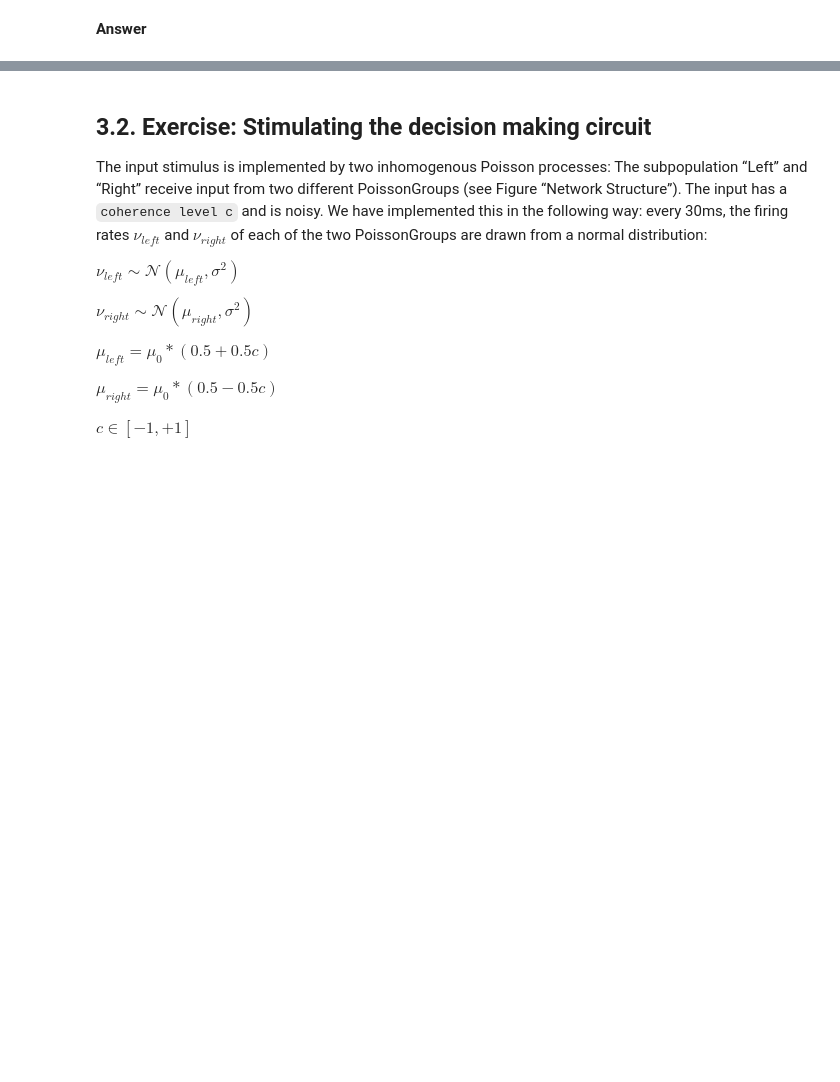
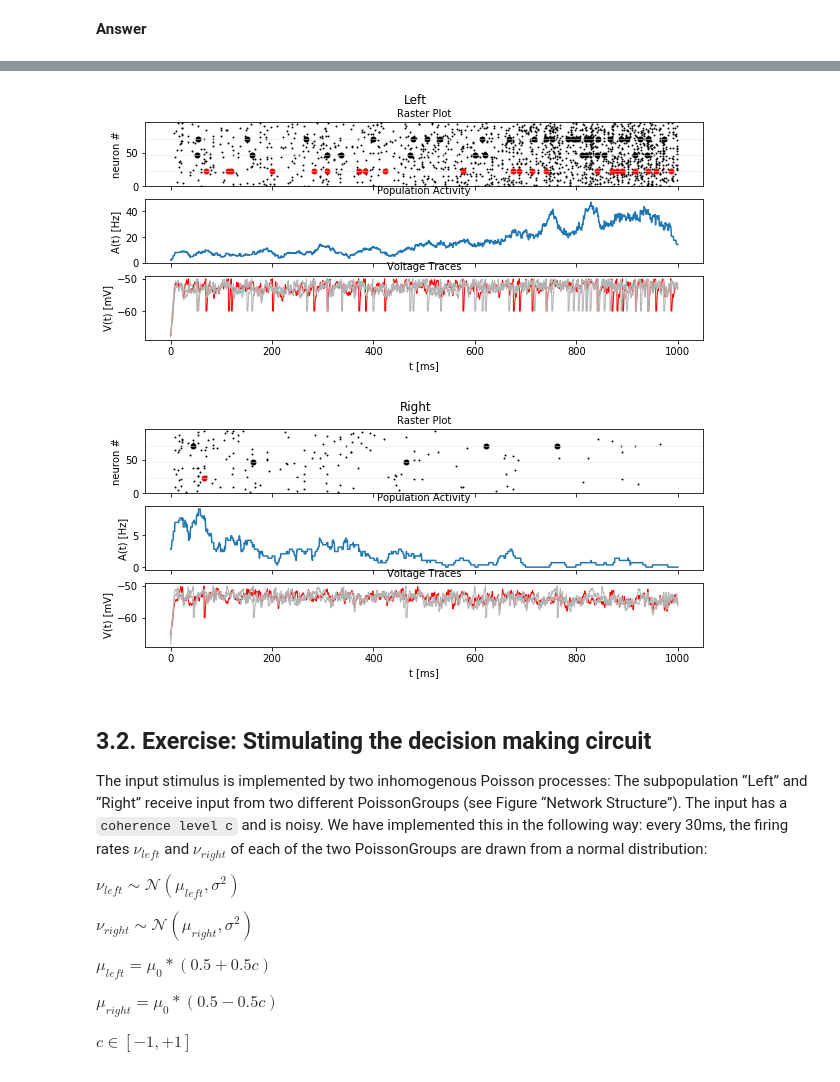
Before and after one commit to marcoabrate/biologicalmodelingofnn, a Jupyter notebook: project3/Ex3_firstName_lastName_0000.ipynb, the cells around one changed output, grey strips where cells are left out. Saved outputs shown, nothing was run; the diff lists cells and outputs as text; code cells hidden in the pictures; blank space fills up the shorter version.

```diff
--- a/project3/Ex3_firstName_lastName_0000.ipynb
+++ b/project3/Ex3_firstName_lastName_0000.ipynb
@@ -155,3 +148,6 @@ Remark: you should use the function [`PopulationRateMonitor.smooth_rate()`](http
 `sr = results["rate_monitor_A"].smooth_rate(window="flat", width=avg_window_width)/b2.Hz`
 # %% [markdown]
 **Answer**
+# %%
+results = decision_making.sim_decision_making_network(N_Excit=380, N_Inhib=94, t_stimulus_start= 0. * b2.ms,
+                                                      coherence_level=0.3, max_sim_time=1000.*b2.ms)
@@ -157,0 +157,12 @@ Remark: you should use the function [`PopulationRateMonitor.smooth_rate()`](http
+# %%
+plot_tools.plot_network_activity(results["rate_monitor_A"], results["spike_monitor_A"],
+                                 results["voltage_monitor_A"], t_min=0. * b2.ms, avg_window_width=50. * b2.ms,
+                                 sup_title="Left")
+plot_tools.plot_network_activity(results["rate_monitor_B"], results["spike_monitor_B"],
+                                 results["voltage_monitor_B"], t_min=0. * b2.ms, avg_window_width=50. * b2.ms,
+                                 sup_title="Right")
+
+plt.show()
+# %% [output]
+[figure, added]
+[figure, added]
```
Also changed, not shown: parts of 19 cells of this notebook, 1 other file.
